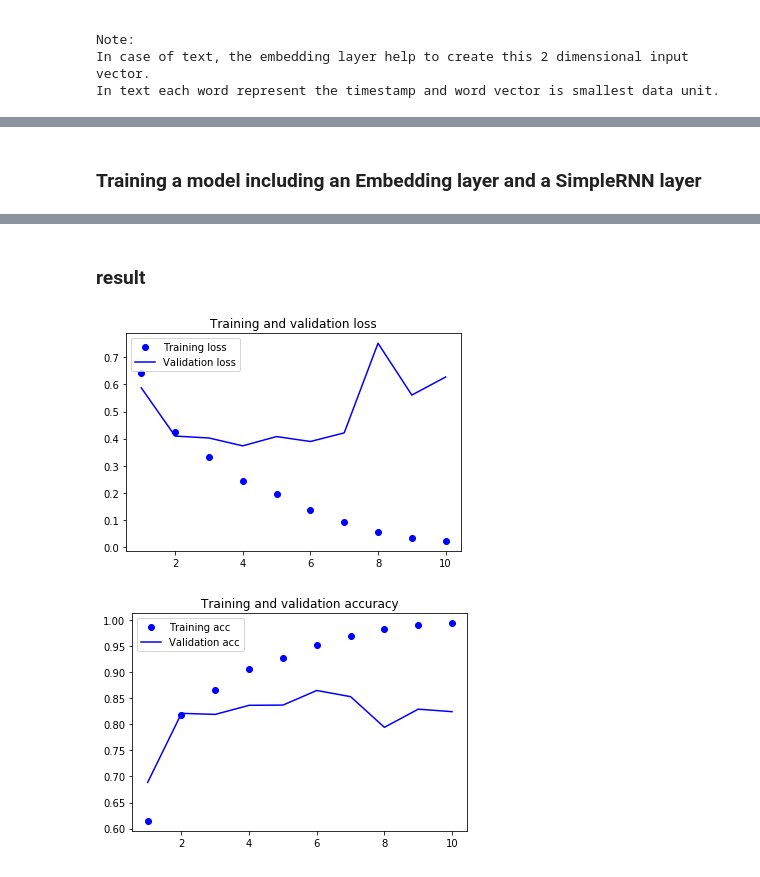
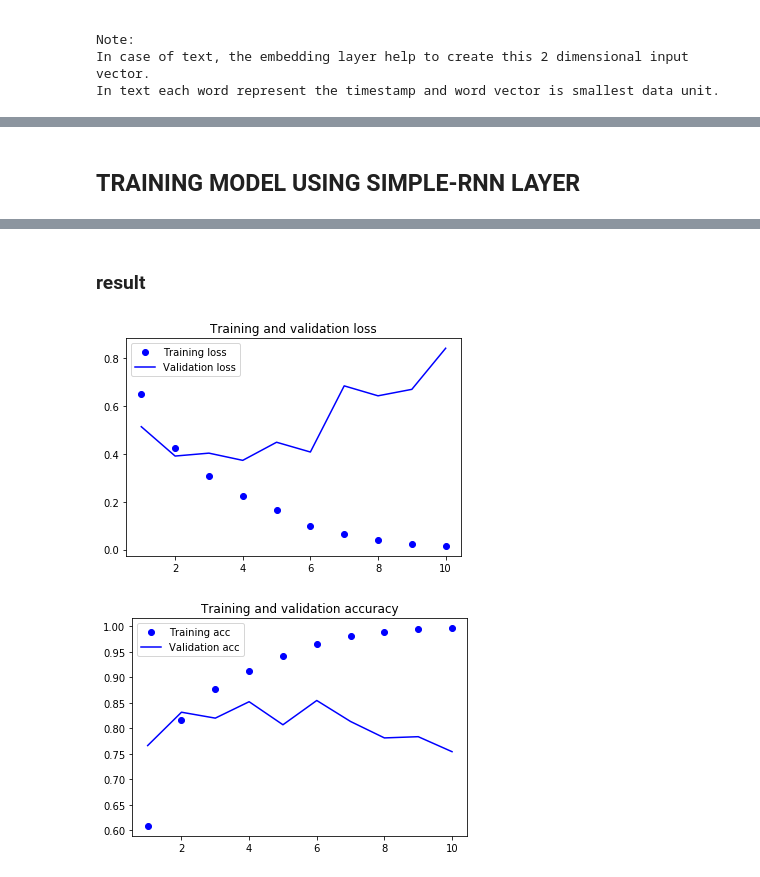
Before and after one commit to SanjyotZade/deep-learning-with-keras, a Jupyter notebook: Deep_learnin_for_text_and_sequences/RNN_LSTM_understanding.ipynb, the cells around one changed output, grey strips where cells are left out. Drawn from its saved outputs; the diff is of its cells as text; code cells hidden in the pictures.

```diff
--- a/Deep_learnin_for_text_and_sequences/RNN_LSTM_understanding.ipynb
+++ b/Deep_learnin_for_text_and_sequences/RNN_LSTM_understanding.ipynb
@@ -244,7 +244,7 @@ def plot_model_training_history(history):
     plt.legend()
     return
 # %%
-display(Markdown("### Training a model including an Embedding layer and a SimpleRNN layer"))
+display(Markdown("## TRAINING MODEL USING SIMPLE-RNN LAYER "))
 
 # pre-processing initializations
 max_features = 10000  # number of words to consider as features
@@ -294,7 +294,7 @@ history = model.fit(input_train, y_train,
 display(Markdown("### result"))
 plot_model_training_history(history)
 # %% [output]
-### Training a model including an Embedding layer and a SimpleRNN layer
+## TRAINING MODEL USING SIMPLE-RNN LAYER
 Loading data...
 after data preprocessing
 input_train shape: (25000, 500)
@@ -315,6 +315,6 @@ Epoch 10/10
 ### result
-[figure, old version]
+[figure, new version]
-[figure, old version]
+[figure, new version]
 # %%
 display(Markdown("## UNDERSTANDING LONG SHORT TERM MEMORY (LSTM)"))
 
```
Also changed, not shown: parts of 5 cells of this notebook.
